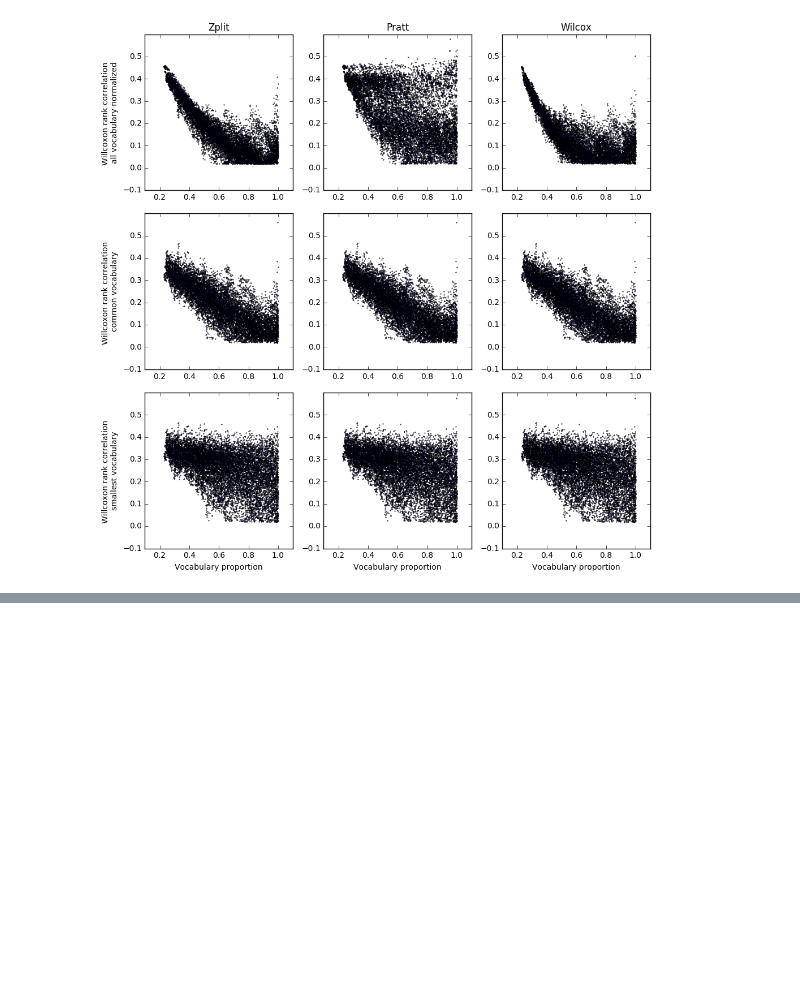
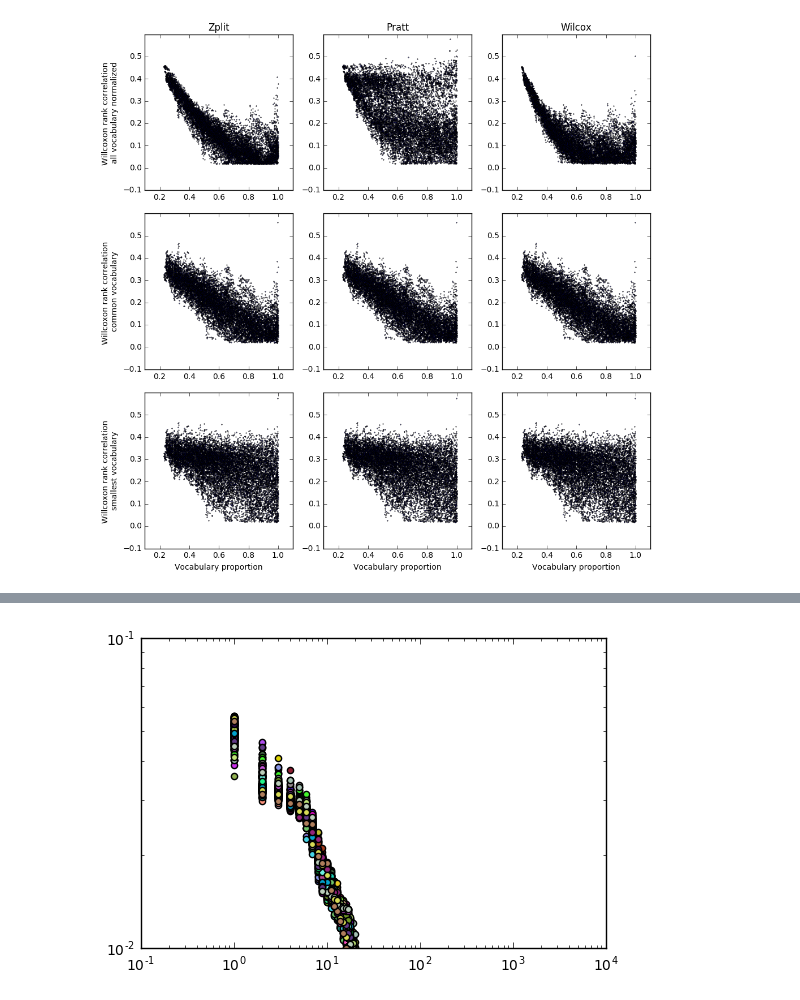
Before and after one commit to amnet04/LEM-ALEC, a Jupyter notebook: lema/src/notebooks/Gráficas.ipynb, the cells around one changed output, grey strips where cells are left out. Drawn from its saved outputs; the diff is of its cells as text; code cells hidden in the pictures; blank space fills up the shorter version.

```diff
--- a/lema/src/notebooks/Gráficas.ipynb
+++ b/lema/src/notebooks/Gráficas.ipynb
@@ -180,18 +176,0 @@ plt.tight_layout()
-# %%
-plt.clf
-plt.close('all')
-data = pd.read_csv(
-        "/src/data/procesados/wilcoxon_signed/smallest_corpus/wilcox/distancia.csv",
-        encoding='utf-8',
-        index_col=0,
-        sep ="\t",
-        decimal=",",
-        quotechar='"'
-    ).replace(np.nan,0)
-
-fig = plt.figure()
-ax= fig.add_axes([.1,.1,1,1])
-for column1 in data:
-    for column2 in data:
-        ax.scatter(data.loc[column1,:],data.loc[column2,:], s=0.01)
-plt.show()
@@ -200,0 +201,25 @@ plt.show()
+# %%
+data =  pd.read_csv(
+        "/src/data/procesados/filtered/pvalue005.csv",
+        encoding='utf-8',
+        index_col=0,
+        sep ="\t",
+        decimal=",",
+        quotechar='"'
+    )
+
+def zipflaw(freqdata):
+    plt.clf
+    plt.close('all')
+    fig = plt.figure()
+    ax = plt.gca()
+    for city in data.columns:
+        freq = freqdata[city]
+        rank = data[city].rank(method="dense", ascending=False)
+        ax.scatter(rank ,freq,c=np.random.rand(3,1))
+    ax.set_yscale('log')
+    ax.set_xscale('log')
+
+zipflaw(data)
+# %% [output]
+[figure, added]
```
Also changed, not shown: parts of 6 cells of this notebook, 2 other files.
